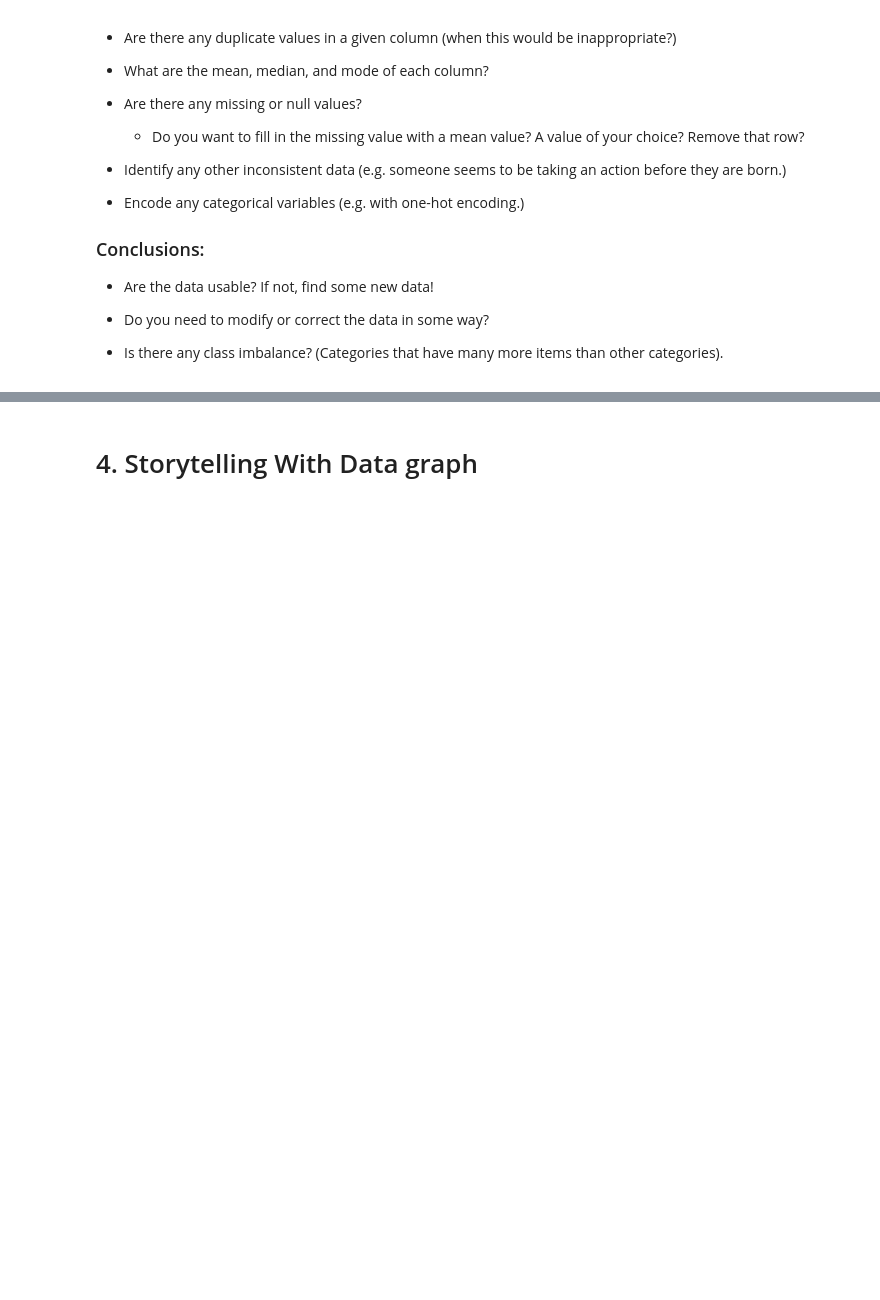
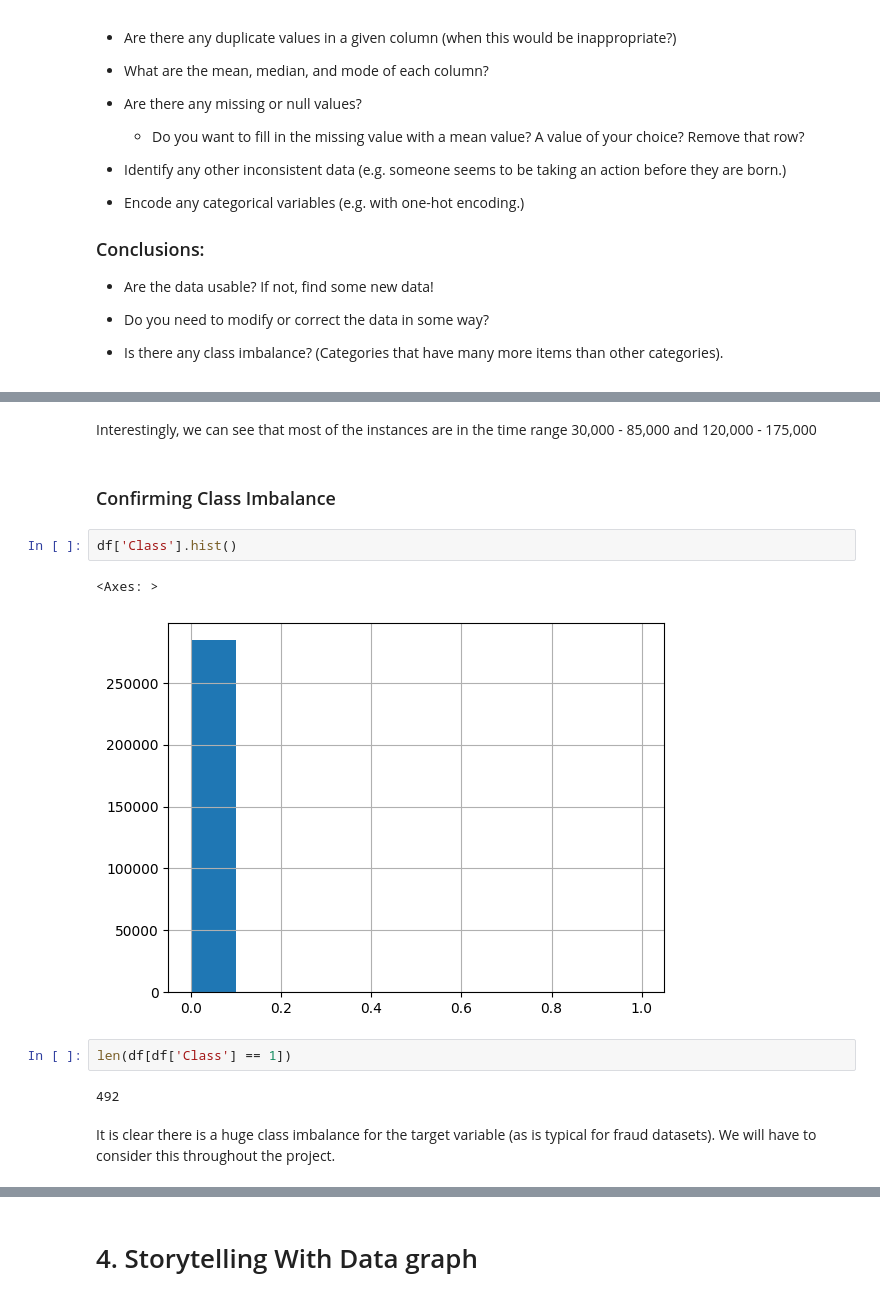
Before and after one commit to calebhadley1/Module-B-semester-2, a Jupyter notebook: OMDS-ModB2-Week2-Hadley-Caleb.ipynb, the cells around one changed output, grey strips where cells are left out. Saved outputs shown, nothing was run; the diff lists cells and outputs as text; blank space fills up the shorter version.

```diff
--- a/OMDS-ModB2-Week2-Hadley-Caleb.ipynb
+++ b/OMDS-ModB2-Week2-Hadley-Caleb.ipynb
@@ -48,0 +189,15 @@ This week, you will do the same types of exercises as last week, but you should
+# %% [markdown]
+Interestingly, we can see that most of the instances are in the time range 30,000 - 85,000 and 120,000 - 175,000
+# %% [markdown]
+### Confirming Class Imbalance
+# %%
+df['Class'].hist()
+# %% [output]
+<Axes: >
+[figure, added]
+# %%
+len(df[df['Class'] == 1])
+# %% [output]
+492
+# %% [markdown]
+It is clear there is a huge class imbalance for the target variable (as is typical for fraud datasets). We will have to consider this throughout the project.
```
Also changed, not shown: parts of 29 cells of this notebook.
